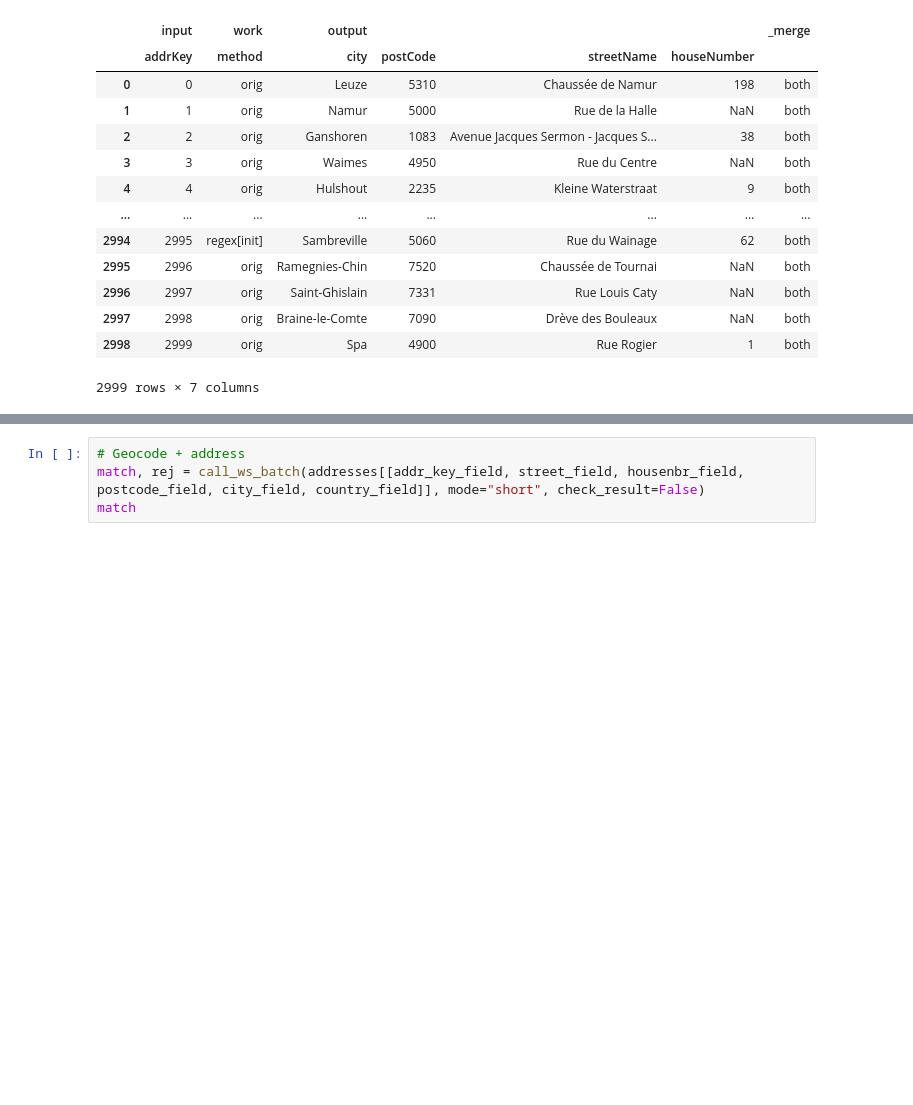
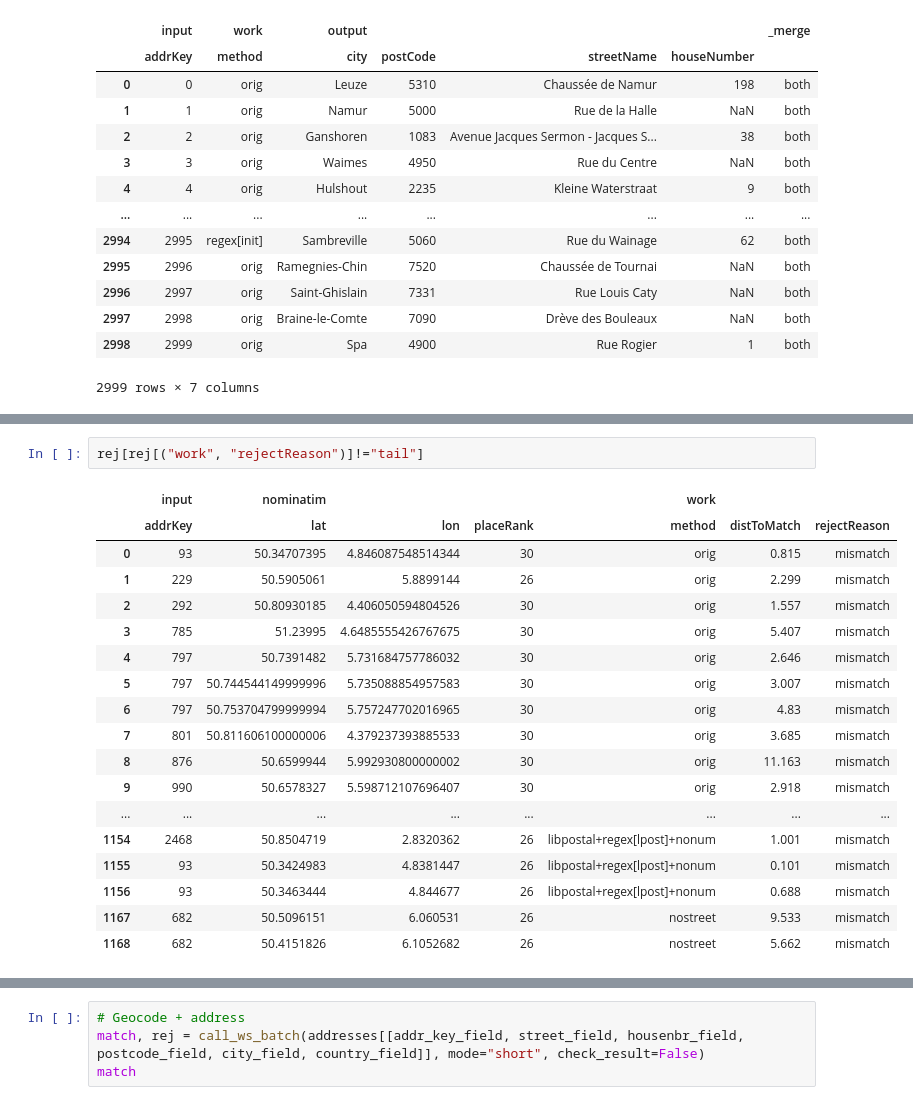
Before and after one commit to SmalsResearch/NominatimWrapper, a Jupyter notebook: AddressCleanserREST_test.ipynb, the cells around one changed output, grey strips where cells are left out. Cells and saved outputs as stored; diff of their text form; blank space fills up the shorter version.

```diff
--- a/AddressCleanserREST_test.ipynb
+++ b/AddressCleanserREST_test.ipynb
@@ -624 +656,22 @@ match
 2999 rows × 5 columns
+# %%
+rej[rej[("work", "rejectReason")]!="tail"]
+# %% [output]
+|  | input | nominatim |  |  | work |  |  |
+|  | addrKey | lat | lon | placeRank | method | distToMatch | rejectReason |
+| 0 | 93 | 50.34707395 | 4.846087548514344 | 30 | orig | 0.815 | mismatch |
+| 1 | 229 | 50.5905061 | 5.8899144 | 26 | orig | 2.299 | mismatch |
+| 2 | 292 | 50.80930185 | 4.406050594804526 | 30 | orig | 1.557 | mismatch |
+| 3 | 785 | 51.23995 | 4.6485555426767675 | 30 | orig | 5.407 | mismatch |
+| 4 | 797 | 50.7391482 | 5.731684757786032 | 30 | orig | 2.646 | mismatch |
+| 5 | 797 | 50.744544149999996 | 5.735088854957583 | 30 | orig | 3.007 | mismatch |
+| 6 | 797 | 50.753704799999994 | 5.757247702016965 | 30 | orig | 4.83 | mismatch |
+| 7 | 801 | 50.811606100000006 | 4.379237393885533 | 30 | orig | 3.685 | mismatch |
+| 8 | 876 | 50.6599944 | 5.992930800000002 | 30 | orig | 11.163 | mismatch |
+| 9 | 990 | 50.6578327 | 5.598712107696407 | 30 | orig | 2.918 | mismatch |
+| ... | ... | ... | ... | ... | ... | ... | ... |
+| 1154 | 2468 | 50.8504719 | 2.8320362 | 26 | libpostal+regex[lpost]+nonum | 1.001 | mismatch |
+| 1155 | 93 | 50.3424983 | 4.8381447 | 26 | libpostal+regex[lpost]+nonum | 0.101 | mismatch |
+| 1156 | 93 | 50.3463444 | 4.844677 | 26 | libpostal+regex[lpost]+nonum | 0.688 | mismatch |
+| 1167 | 682 | 50.5096151 | 6.060531 | 26 | nostreet | 9.533 | mismatch |
+| 1168 | 682 | 50.4151826 | 6.1052682 | 26 | nostreet | 5.662 | mismatch |
```
Also changed, not shown: parts of 18 cells of this notebook, 5 other files.
